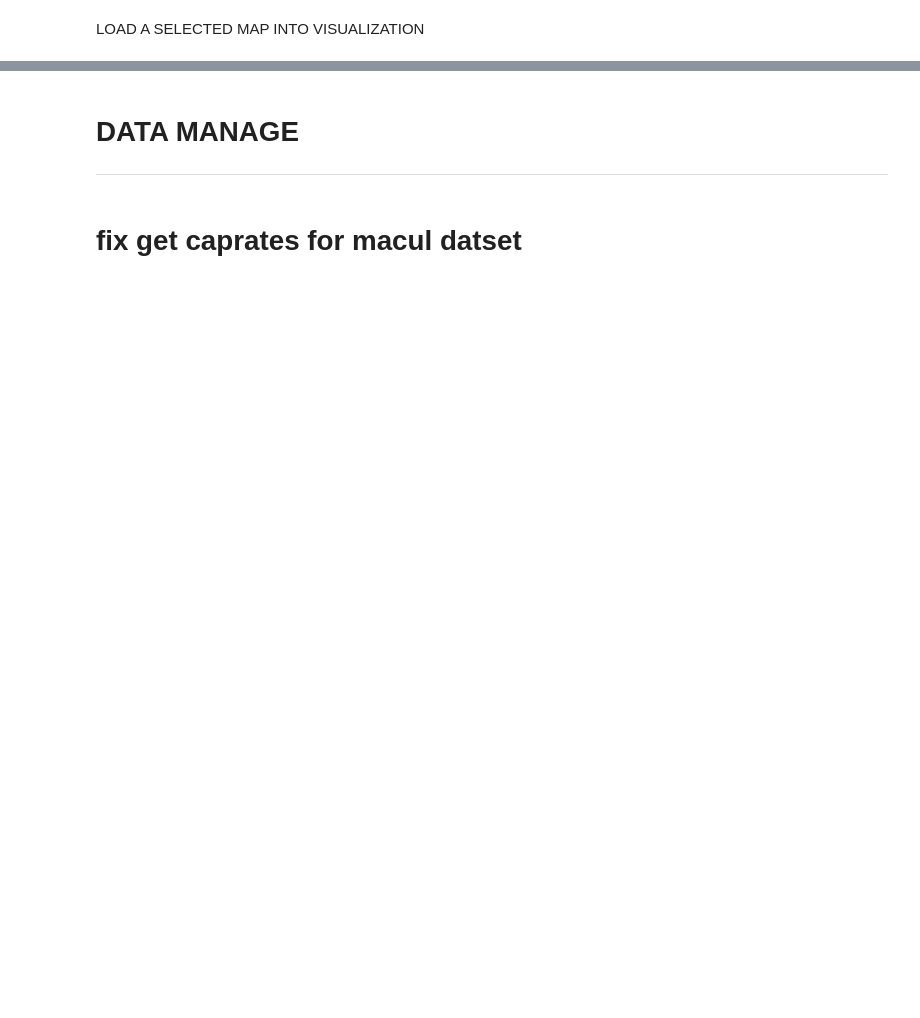
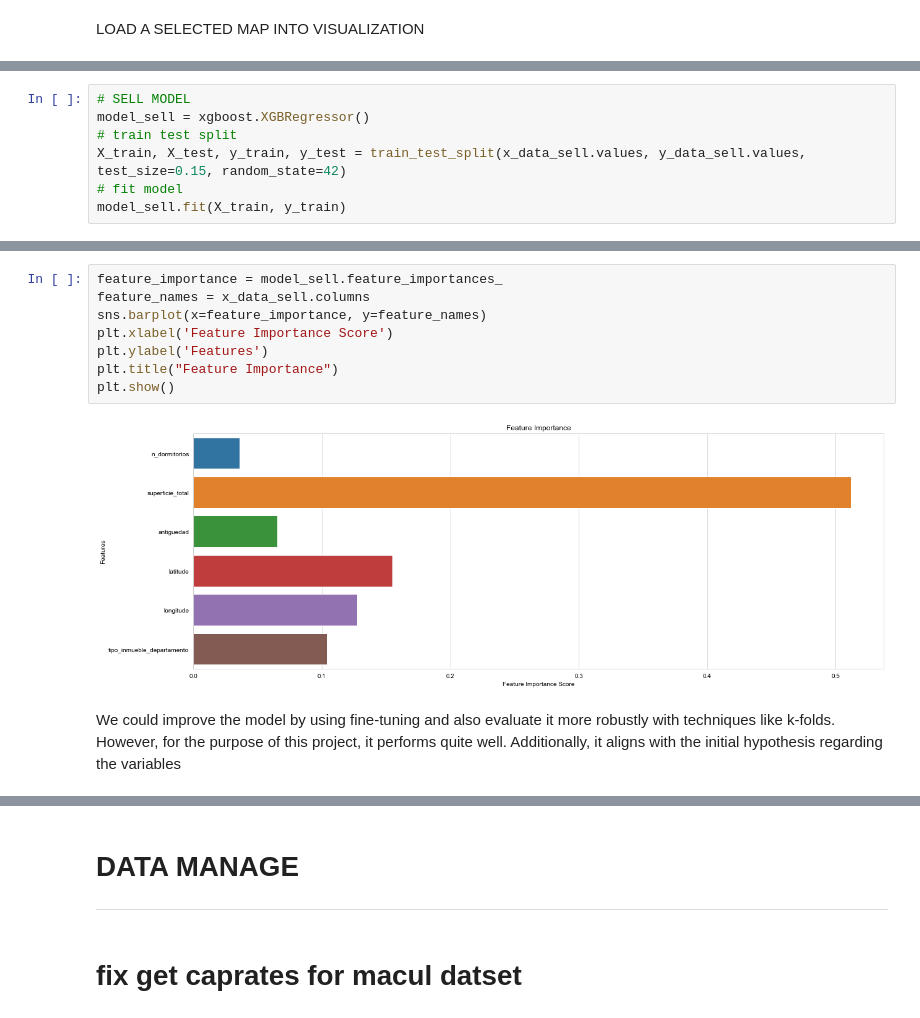
Before and after one commit to NEOZRO/portal_inmobiliario_web_scraper, a Jupyter notebook: main.ipynb, the cells around one changed output, grey strips where cells are left out. Cells and saved outputs as stored; diff of their text form; blank space fills up the shorter version.

```diff
--- a/main.ipynb
+++ b/main.ipynb
@@ -87,0 +158,7 @@ NOT NULL constraint failed: master_id.latitude
+# %%
+# SELL MODEL
+model_sell = xgboost.XGBRegressor()
+# train test split
+X_train, X_test, y_train, y_test = train_test_split(x_data_sell.values, y_data_sell.values, test_size=0.15, random_state=42)
+# fit model
+model_sell.fit(X_train, y_train)
@@ -87,0 +204,12 @@ NOT NULL constraint failed: master_id.latitude
+# %%
+feature_importance = model_sell.feature_importances_
+feature_names = x_data_sell.columns
+sns.barplot(x=feature_importance, y=feature_names)
+plt.xlabel('Feature Importance Score')
+plt.ylabel('Features')
+plt.title("Feature Importance")
+plt.show()
+# %% [output]
+[figure, added]
+# %% [markdown]
+We could improve the model by using fine-tuning and also evaluate it more robustly with techniques like k-folds. However, for the purpose of this project, it performs quite well. Additionally, it aligns with the initial hypothesis regarding the variables
```
Also changed, not shown: parts of 40 cells of this notebook, 10 other files.
